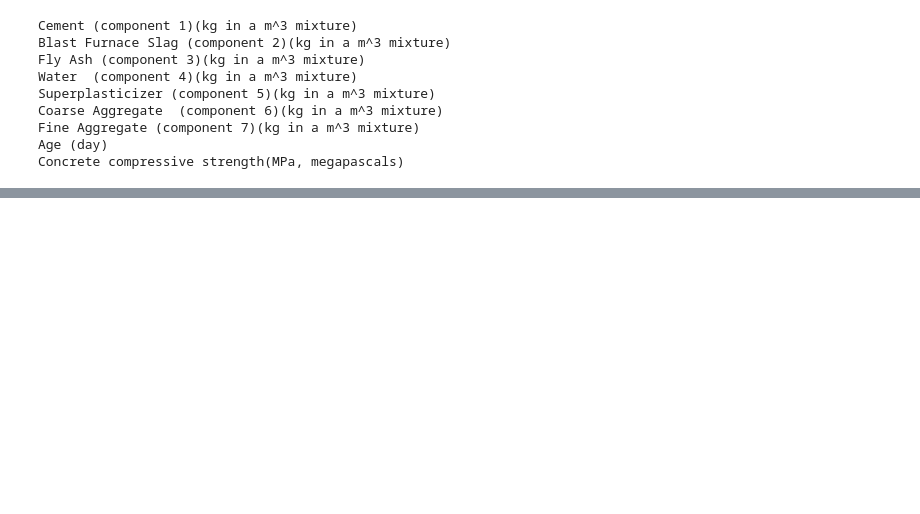
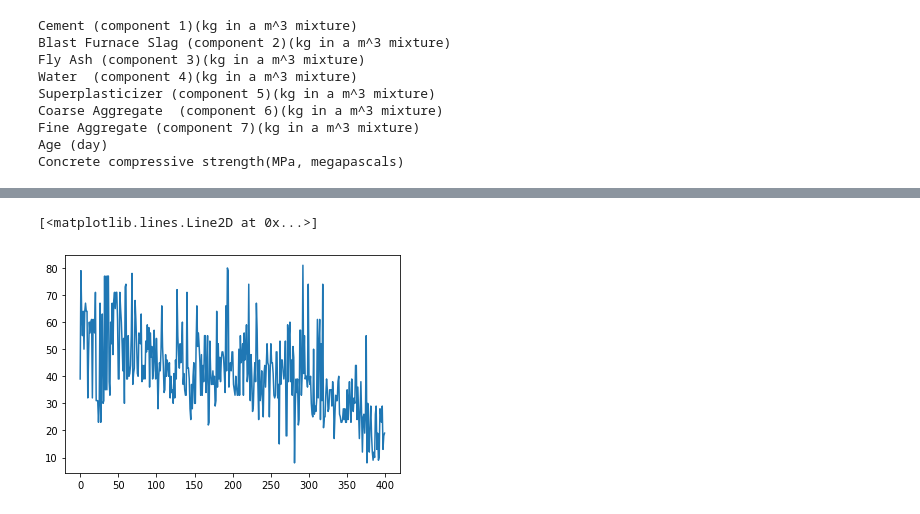
Before and after one commit to evanpcosta/IEEEPolybot, a Jupyter notebook: Activelearning.ipynb, the cells around one changed output, grey strips where cells are left out. Saved outputs shown, nothing was run; the diff lists cells and outputs as text; code cells hidden in the pictures; blank space fills up the shorter version.

```diff
--- a/Activelearning.ipynb
+++ b/Activelearning.ipynb
@@ -196,0 +193,2 @@ TypeError: only integer scalar arrays can be converted to a scalar index
+# %%
+regressor.fit(trainingfeatures, trainingstrength)
@@ -196,0 +217,3 @@ TypeError: only integer scalar arrays can be converted to a scalar index
+# %%
+greedy_ixs = GreedySelection(model=regressor).select_points(problem, num_to_select)
+print(greedy_ixs)
@@ -196,0 +276,37 @@ TypeError: only integer scalar arrays can be converted to a scalar index
+# %%
+from active_learning.objective import ObjectiveFunction, Maximize
+
+regressor = GaussianProcessRegressor(kernel=kernel,
+                              alpha=0.0)
+
+regressor.fit(trainingfeatures, trainingstrength)
+
+problem = ActiveLearningProblem(points= np.array(points1),
+    labeled_ixs = [x for x in range(400,799)],
+    labels = np.array(trainingstrength), objective_fun = Maximize())
+
+num_to_select = 20
+iterations = 20
+
+trainingfeatures2 = copy_features(trainingfeatures)
+trainingstrength2 = copy_features(trainingstrength)
+maxlist2 = []
+guess2 = []
+x1 = 0
+lblxs = [x for x in range(400,799)]
+while x1 < iterations:
+    greedy_ixs = GreedySelection(model=regressor).select_points(problem, num_to_select)
+    for x in range(len(greedy_ixs)):
+        holder =[]
+        holder.append(zfeatures['age'][greedy_ixs[x]])
+        holder.append(zfeatures['plastic'][greedy_ixs[x]])
+        holder.append(zfeatures['cement'][greedy_ixs[x]])
+        trainingfeatures2.append(holder)
+        trainingstrength2.append(zfeatures['strength'][greedy_ixs[x]])
+        guess2.append(zfeatures['strength'][greedy_ixs[x]])
+        maxlist2.append(max(trainingstrength2))
+        lblxs.append(greedy_ixs[x])
+        problem = ActiveLearningProblem(points= np.array(points1), labeled_ixs = lblxs, labels = np.array(trainingstrength2), objective_fun = Maximize())
+    regressor.fit(trainingfeatures2, trainingstrength2)
+    x1 += 1
+print(maxlist2)
@@ -196,0 +387,6 @@ TypeError: only integer scalar arrays can be converted to a scalar index
+# %%
+#plt.plot(guess1, 'g', guess2, 'r', guess4, 'b')
+plt.plot(guess2)
+# %% [output]
+[<matplotlib.lines.Line2D at 0x...>]
+[figure, added]
```
Also changed, not shown: parts of 26 cells of this notebook, 4 other files.
